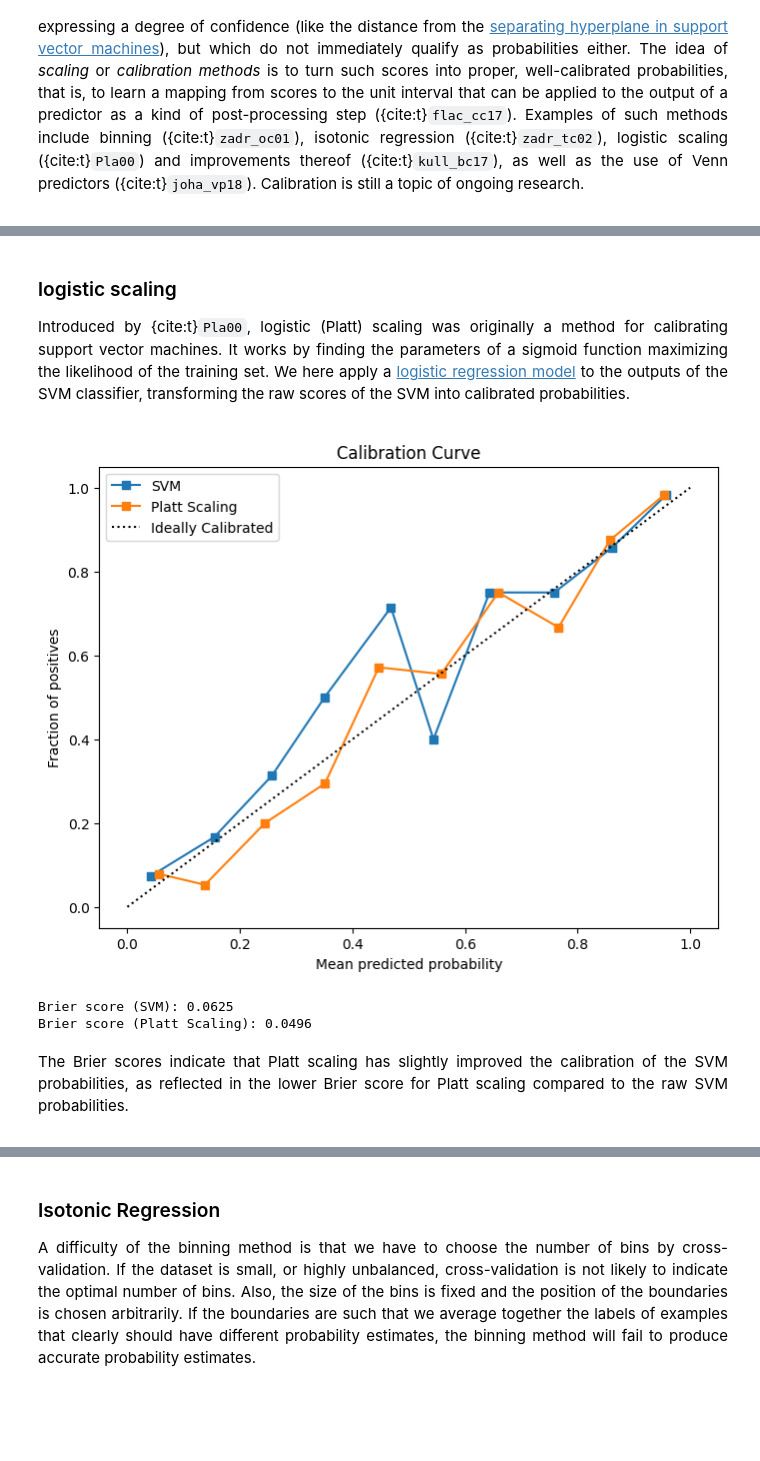
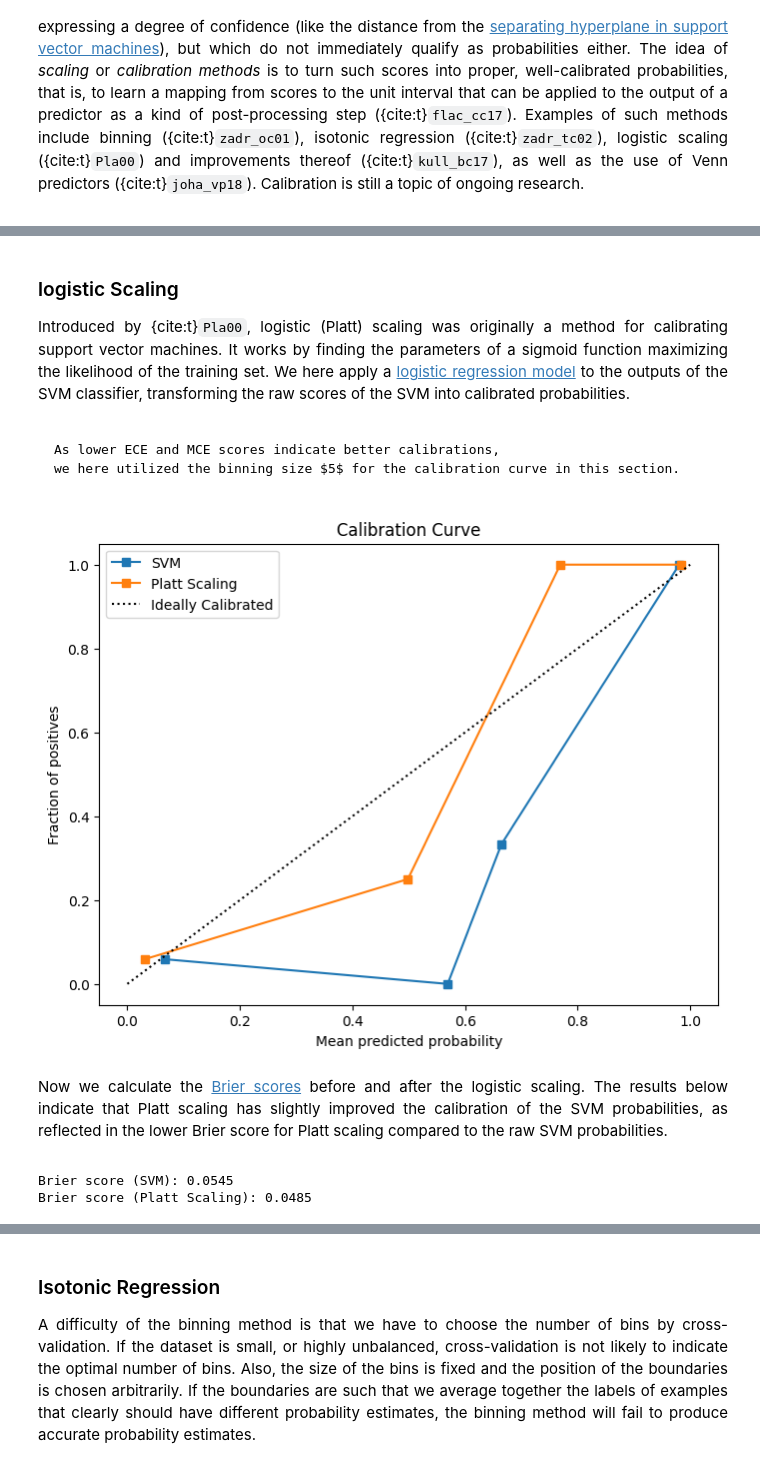
Before and after one commit to tloehrlmu/PageTest, a Jupyter notebook: chapter-pe-calibration/calibration.ipynb, the cells around one changed output, grey strips where cells are left out. Cells and saved outputs as stored; diff of their text form; code cells hidden in the pictures; blank space fills up the shorter version.

Commit message:
added WP3g binning

````diff
--- a/chapter-pe-calibration/calibration.ipynb
+++ b/chapter-pe-calibration/calibration.ipynb
@@ -46,8 +56,9 @@ Calibration is still a topic of ongoing research.
 # %%
 X, y = make_blobs(n_samples=200, centers=2, random_state=4)
+X_train, X_test, y_train, y_test = train_test_split(X, y, test_size=0.2, random_state=42)
 
-clf = SVC(kernel="linear", C=1000)
-clf.fit(X, y)
+svm = SVC(kernel="linear", C=1000, probability=True, random_state=42)
+svm.fit(X_train, y_train)
 
 fig, (ax0, ax1) = plt.subplots(ncols=2, figsize=(14, 6))
 
@@ -59,8 +70,8 @@ ax0.set_ylabel('Feature 2')
 
 ax1.scatter(X[:, 0], X[:, 1], c=y, s=50, cmap='viridis', alpha=0.5)
 ax1.set_title('Separating hyperplane in a support vector machine')
-DecisionBoundaryDisplay.from_estimator(clf, X, plot_method="contour", colors="k", levels=[-1, 0, 1], alpha=0.5, linestyles=["--", "-", "--"], ax=ax1)
-ax1.scatter(clf.support_vectors_[:, 0], clf.support_vectors_[:, 1], s=100, linewidth=1, facecolors="none", edgecolors="k")
+DecisionBoundaryDisplay.from_estimator(svm, X, plot_method="contour", colors="k", levels=[-1, 0, 1], alpha=0.5, linestyles=["--", "-", "--"], ax=ax1)
+ax1.scatter(svm.support_vectors_[:, 0], svm.support_vectors_[:, 1], s=100, linewidth=1, facecolors="none", edgecolors="k")
 ax1.legend(('Data Points', 'Support Vectors')) # , loc="lower right"
 ax1.set_xlabel('Feature 1')
 ax1.set_ylabel('Feature 2')
@@ -70,0 +132,26 @@ plt.show()
+# %%
+y_prob = svm.predict_proba(X_test)[:, 1]
+
+bins_list = [5, 10, 20]
+results = []
+
+plt.figure(figsize=(15, 5))
+for i, bins in enumerate(bins_list):
+    prob_true, prob_pred = calibration_curve(y_test, y_prob, n_bins=bins, strategy='uniform')
+
+    # brier_score = brier_score_loss(y_test, y_prob)
+    ece = calculate_ece(prob_true, prob_pred, bins)
+    mce = calculate_mce(prob_true, prob_pred, bins)
+
+    results.append((bins, ece, mce)) # brier_score,
+
+    plt.subplot(1, len(bins_list), i+1)
+    plt.plot(prob_pred, prob_true, marker='o', label=f'{bins} bins')
+    plt.plot([0, 1], [0, 1], linestyle='--', label='Ideally Calibrated')
+    plt.xlabel('Mean Predicted Probability')
+    plt.ylabel('Fraction of Positives')
+    plt.title(f'Calibration Curve with {bins} Bins\n ECE: {ece:.4f}, MCE: {mce:.4f}') # Brier Score: {brier_score:.4f},
+    plt.legend()
+
+plt.tight_layout()
+plt.show()
@@ -71,5 +173,5 @@ plt.show()
 # %% [markdown]
-### logistic scaling
+### logistic Scaling
 
 <div align="justify">
 
@@ -79,47 +181,53 @@ plt.show()
  transforming the raw scores of the SVM into calibrated probabilities.
 
 </div>
+# %% [markdown]
+<div align="justify">
+
+```{note}
+As lower ECE and MCE scores indicate better calibrations,
+we here utilized the binning size $5$ for the calibration curve in this section.
+```
+
+</div>
 # %%
-X_train, X_test, y_train, y_test = train_test_split(X, y, test_size=0.2, random_state=42)
-
-svm = SVC(probability=True, random_state=42)
-svm.fit(X_train, y_train)
 raw_outputs = svm.decision_function(X_test)
 
 platt_model = LogisticRegression()
 platt_model.fit(raw_outputs.reshape(-1, 1), y_test)
 platt_probs = platt_model.predict_proba(raw_outputs.reshape(-1, 1))[:, 1]
-svm_probs = svm.predict_proba(X_test)[:, 1]
 
 plt.figure(figsize=(8, 6))
 
-fraction_of_positives, mean_predicted_value = calibration_curve(y_test, svm_probs, n_bins=10)
+fraction_of_positives, mean_predicted_value = calibration_curve(y_test, y_prob, n_bins=5)
 plt.plot(mean_predicted_value, fraction_of_positives, "s-", label="SVM")
 
-fraction_of_positives_platt, mean_predicted_value_platt = calibration_curve(y_test, platt_probs, n_bins=10)
+fraction_of_positives_platt, mean_predicted_value_platt = calibration_curve(y_test, platt_probs, n_bins=5)
 
 plt.plot(mean_predicted_value_platt, fraction_of_positives_platt, "s-", label="Platt Scaling")
 plt.plot([0, 1], [0, 1], "k:", label="Ideally Calibrated")
 
 plt.xlabel("Mean predicted probability")
 plt.ylabel("Fraction of positives")
 plt.title("Calibration Curve")
 plt.legend()
 plt.show()
 # %% [output]
-[figure, old version]
+[figure, new version]
+# %% [markdown]
+<div align="justify">
+
+Now we calculate the [Brier scores](bs) before and after the logistic scaling.
+The results below indicate that Platt scaling has slightly improved the calibration of the SVM probabilities,
+as reflected in the lower Brier score for Platt scaling compared to the raw SVM probabilities.
+
+</div>
 # %%
-brier_svm = brier_score_loss(y_test, svm_probs)
+brier_svm = brier_score_loss(y_test, y_prob)
 brier_platt = brier_score_loss(y_test, platt_probs)
 
 print(f"Brier score (SVM): {brier_svm:.4f}")
 print(f"Brier score (Platt Scaling): {brier_platt:.4f}")
 # %% [output]
-Brier score (SVM): 0.0625
-Brier score (Platt Scaling): 0.0496
+Brier score (SVM): 0.0545
+Brier score (Platt Scaling): 0.0485
-# %% [markdown]
-<div align="justify">
-
-The Brier scores indicate that Platt scaling has slightly improved the calibration of the SVM probabilities, as reflected in the lower Brier score for Platt scaling compared to the raw SVM probabilities.
-
-</div>
````
Also changed, not shown: parts of 9 cells of this notebook, 1 other file.
